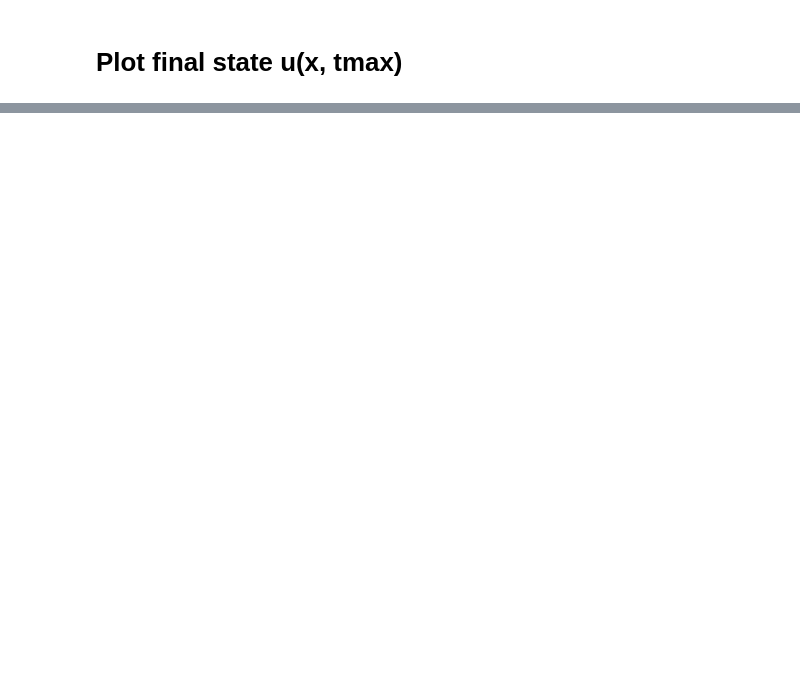
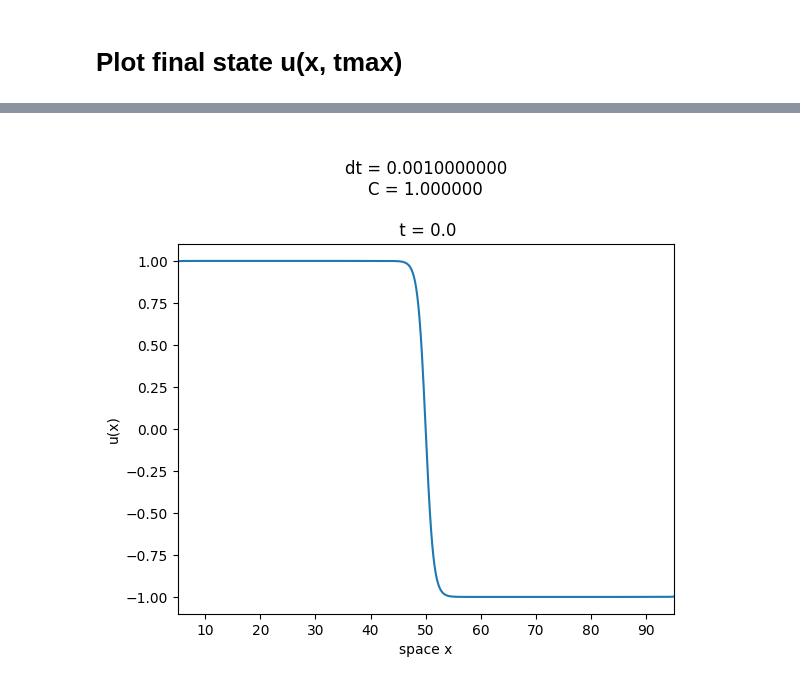
Before and after one commit to suanno/stage2, a Jupyter notebook: codes_tdgl/1D/plot/rapid plot.ipynb, the cells around one changed output, grey strips where cells are left out. Drawn from its saved outputs; the diff is of its cells as text; code cells hidden in the pictures; blank space fills up the shorter version.

```diff
--- a/codes_tdgl/1D/plot/rapid plot.ipynb
+++ b/codes_tdgl/1D/plot/rapid plot.ipynb
@@ -77,0 +74,14 @@ plt.grid()
+# %%
+ax.set_title(label)
+ax.set_xlabel("space x")
+ax.set_ylabel("u(x)")
+eps = 0.5
+#ax.set_ylim(-np.sqrt(float(Cave))-eps,np.sqrt(float(Cave))+eps)
+ax.set_xlim(5,95)
+
+#ax.plot(np.linspace(0,100,5), np.zeros(5), linestyle = "dashed", color = "black")
+#ax.set_axis_off()
+fig
+#plt.grid()
+# %% [output]
+[figure, added]
```
Also changed, not shown: parts of 4 cells of this notebook, 18 other files.
